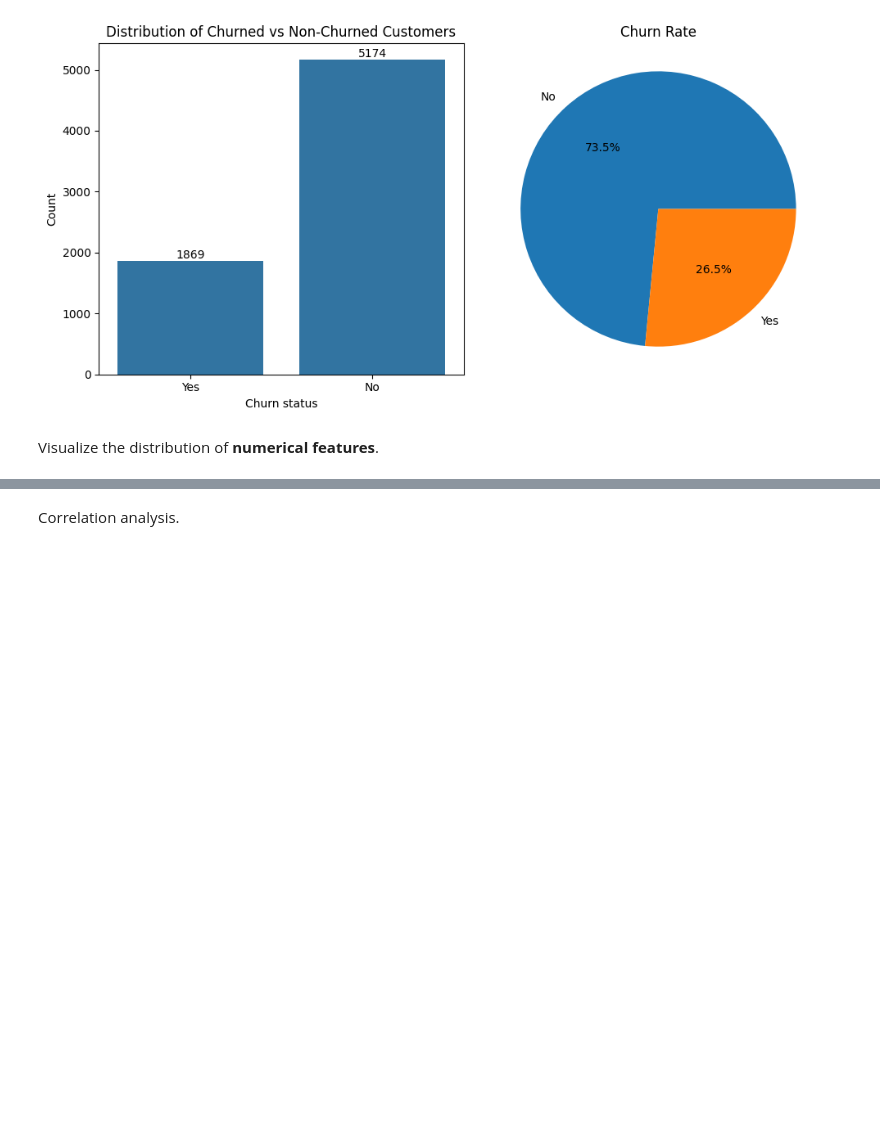
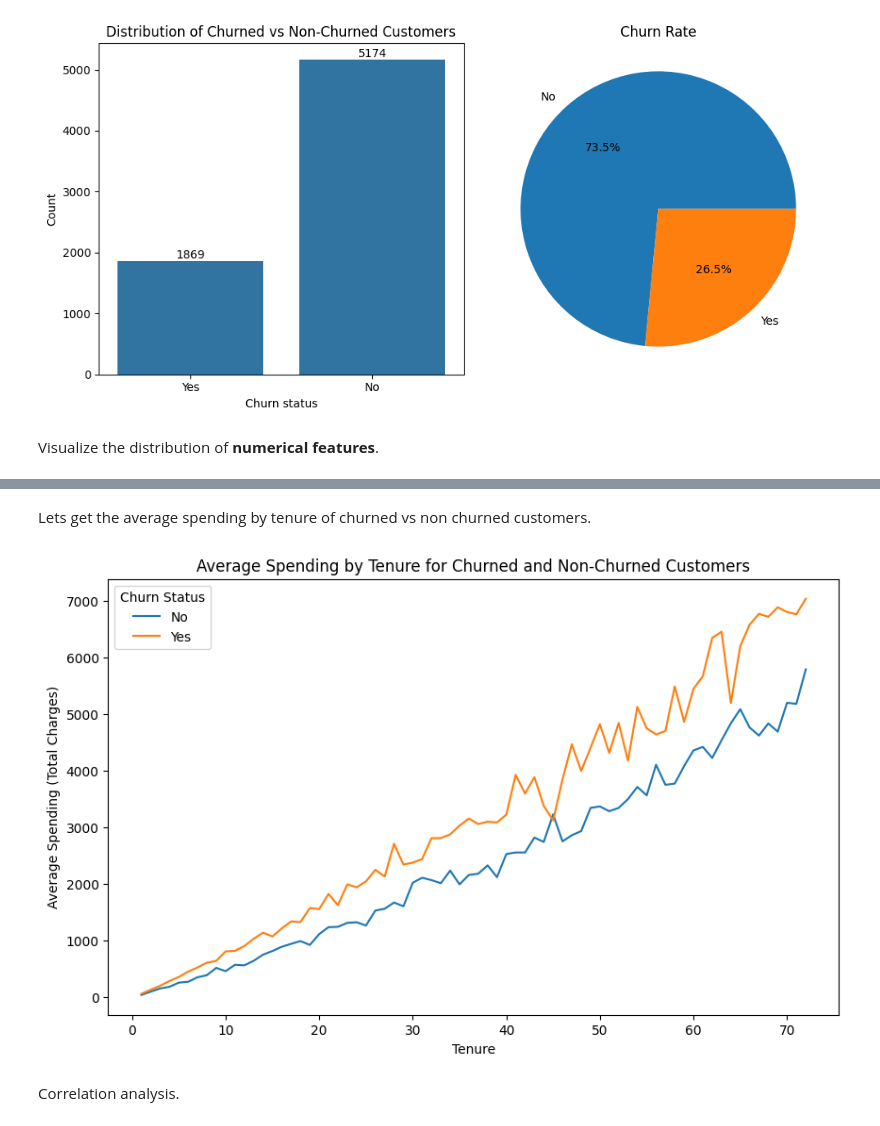
Before and after one commit to julsCadenas/DS-ML-Projects, a Jupyter notebook: CustomerChurnPrediction/notebooks/TelcoChurn/telco_eda.ipynb, the cells around one changed output, grey strips where cells are left out. Saved outputs shown, nothing was run; the diff lists cells and outputs as text; code cells hidden in the pictures; blank space fills up the shorter version.

```diff
--- a/CustomerChurnPrediction/notebooks/TelcoChurn/telco_eda.ipynb
+++ b/CustomerChurnPrediction/notebooks/TelcoChurn/telco_eda.ipynb
@@ -201,3 +233,19 @@ numerical_dist(df, numerical_features_except, 20, 10, 'Numerical Feature Distrib
+# %% [markdown]
+Lets get the average spending by tenure of churned vs non churned customers.
+# %%
+def tenure_plot(data, x, y):
+    avg_tenure = data.groupby(['Churn Label', 'Tenure Months'])['Total Charges'].mean().reset_index()
+    plt.figure(figsize=(x, y))
+    sns.lineplot(data=avg_tenure, x='Tenure Months', y='Total Charges', hue='Churn Label')
+    plt.title('Average Spending by Tenure for Churned and Non-Churned Customers')
+    plt.xlabel('Tenure')
+    plt.ylabel('Average Spending (Total Charges)')
+    plt.legend(title='Churn Status')
+    plt.show()
+
+tenure_plot(df, 10, 6)
+# %% [output]
+[figure, added]
 # %% [markdown]
 Correlation analysis.
 # %%
```
Also changed, not shown: parts of 9 cells of this notebook.
